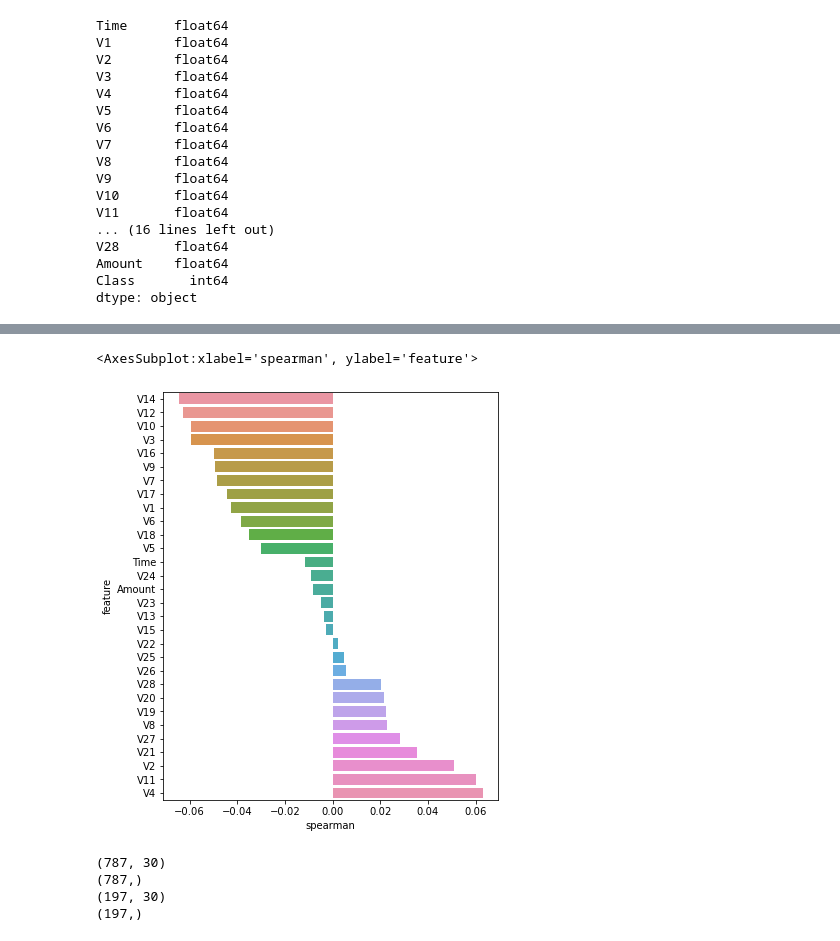
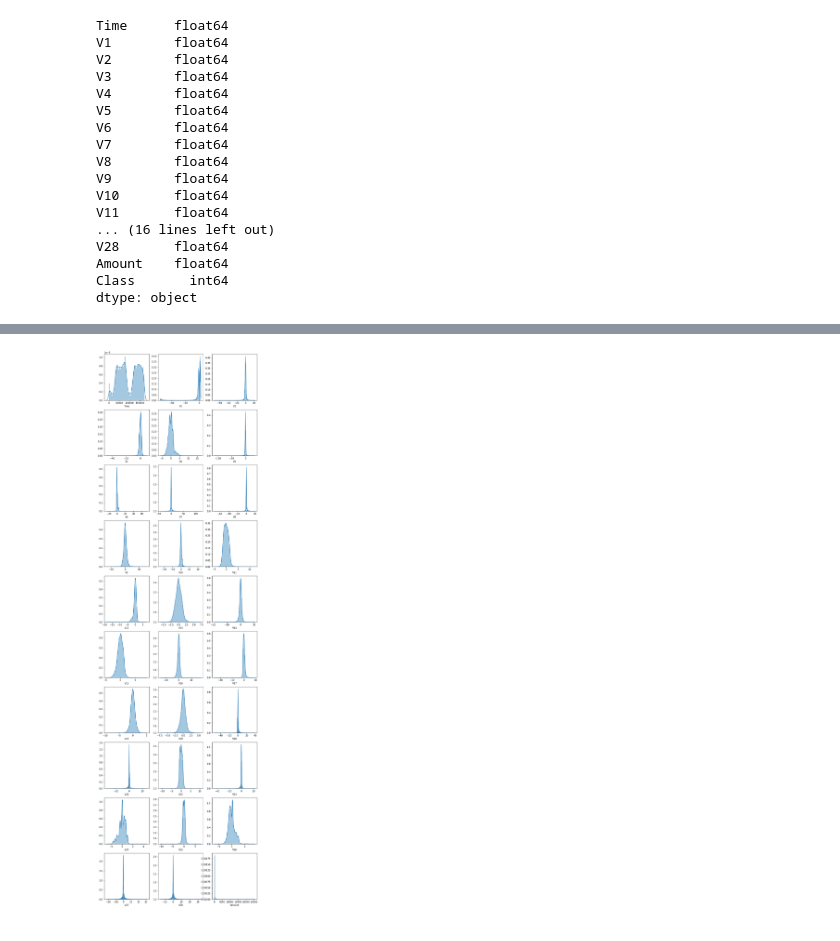
Before and after one commit to shoushimayaUCI/KaggleCreditCardFraudDetection, a Jupyter notebook: Main.ipynb, the cells around one changed output, grey strips where cells are left out. Cells and saved outputs as stored; diff of their text form; code cells hidden in the pictures.

```diff
--- a/Main.ipynb
+++ b/Main.ipynb
@@ -66,25 +40,0 @@ for i, col in enumerate(df.drop("Class", axis=1).columns):
-# %%
-cols = df.drop('Class', axis=1).columns
-spr = pd.DataFrame()
-spr['feature'] = cols
-spr['spearman'] = [df[f].corr(df['Class'], 'spearman') for f in cols]
-spr = spr.sort_values('spearman')
-plt.figure(figsize=(6, 0.25*len(cols)))
-sns.barplot(data=spr, y='feature', x='spearman', orient='h')
-# %% [output]
-<AxesSubplot:xlabel='spearman', ylabel='feature'>
-[figure, removed]
-# %%
-from sklearn.model_selection import train_test_split
-
-X_train, X_test, y_train, y_test = train_test_split(df_sample.drop('Class', axis=1), df_sample['Class'],test_size = 0.2)
-
-print(X_train.shape)
-print(y_train.shape)
-print(X_test.shape)
-print(y_test.shape)
-# %% [output]
-(787, 30)
-(787,)
-(197, 30)
-(197,)
@@ -95,0 +41,4 @@ Cs =
+# %%
+graph_features()
+# %% [output]
+[figure, added]
```
Also changed, not shown: parts of 32 cells of this notebook, 1 other file.
